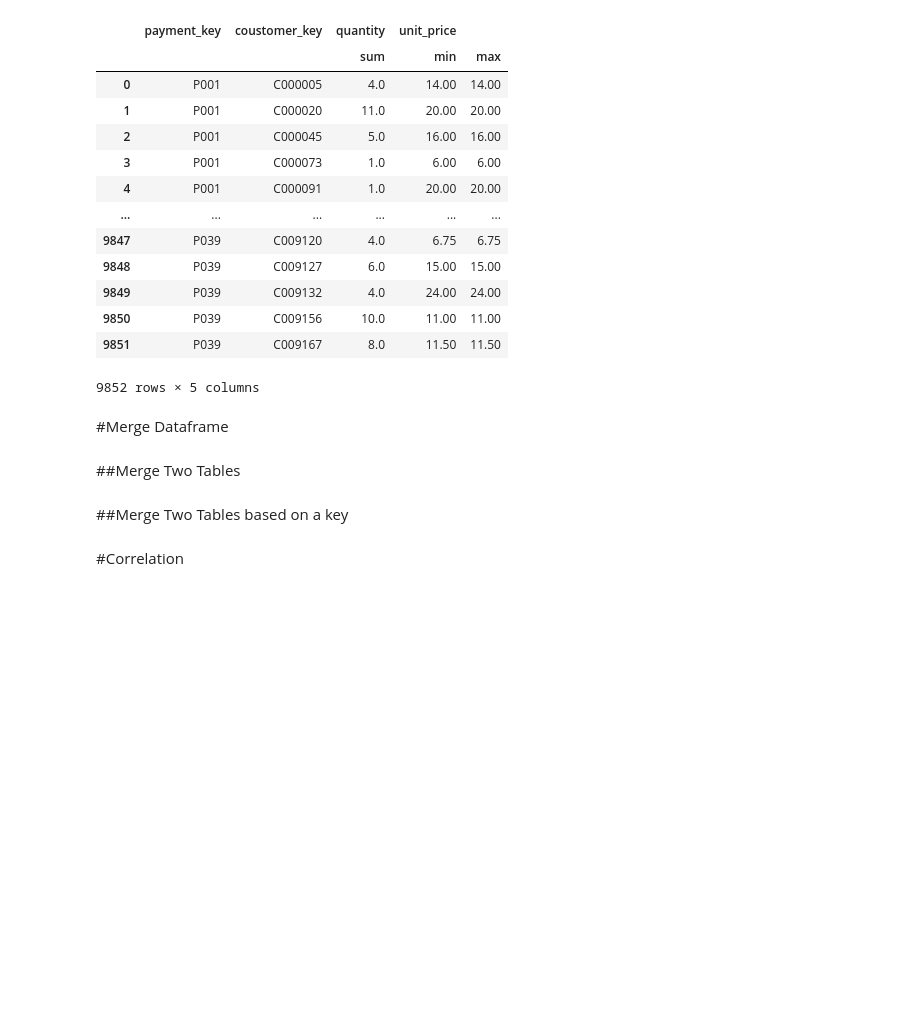
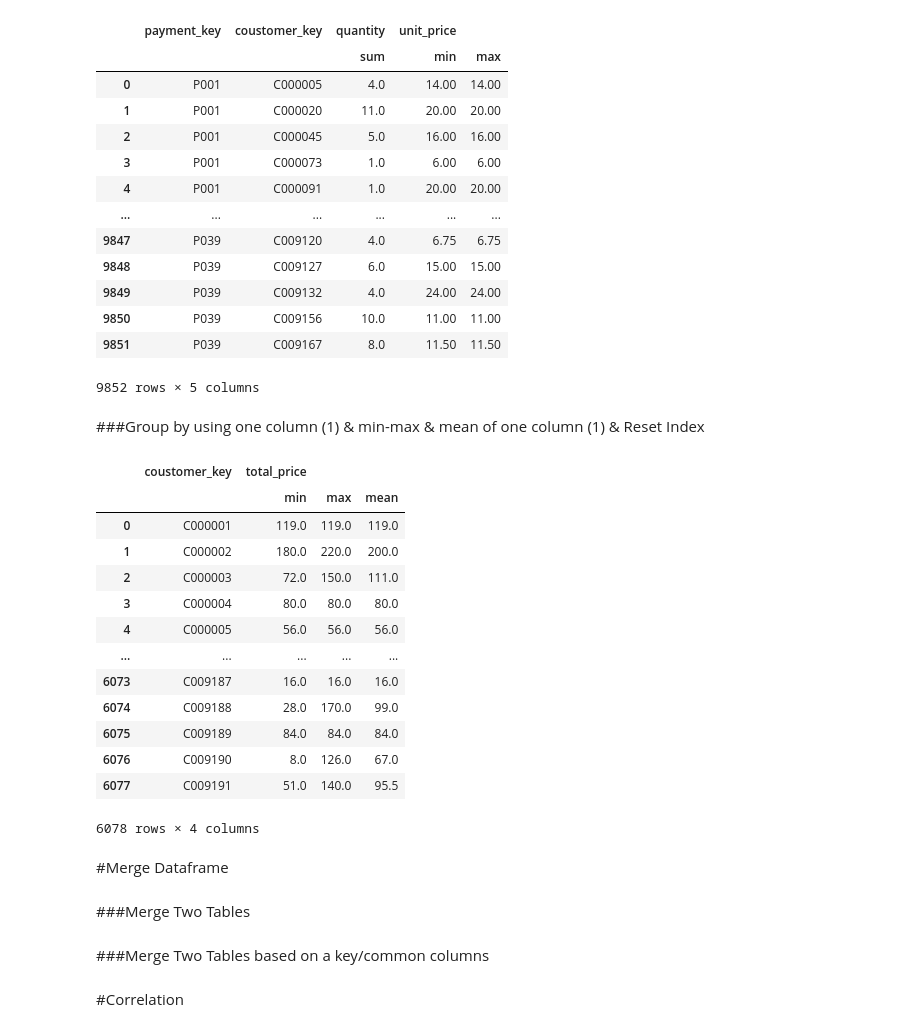
Before and after one commit to zahid-bracu/buet-business-analytics, a Jupyter notebook: Lecture_6_Data_Descriptive_Statistics_GroupBy_Correlation_Study.ipynb, the cells around one changed output. Drawn from its saved outputs; the diff is of its cells as text; code cells hidden in the pictures; blank space fills up the shorter version.

```diff
--- a/Lecture_6_Data_Descriptive_Statistics_GroupBy_Correlation_Study.ipynb
+++ b/Lecture_6_Data_Descriptive_Statistics_GroupBy_Correlation_Study.ipynb
@@ -212,14 +216,34 @@ payment_coustermer_key
 | 9850 | P039 | C009156 | 10.0 | 11.00 | 11.00 |
 | 9851 | P039 | C009167 | 8.0 | 11.50 | 11.50 |
 9852 rows × 5 columns
+# %% [markdown]
+###Group by using one column (1) & min-max & mean of one column (1) & Reset Index
+# %%
+min_max_mean =fact_table.groupby(['coustomer_key']).aggregate({'total_price':['min','max','mean']}).reset_index()
+min_max_mean
+# %% [output]
+|  | coustomer_key | total_price |  |  |
+|  |  | min | max | mean |
+| 0 | C000001 | 119.0 | 119.0 | 119.0 |
+| 1 | C000002 | 180.0 | 220.0 | 200.0 |
+| 2 | C000003 | 72.0 | 150.0 | 111.0 |
+| 3 | C000004 | 80.0 | 80.0 | 80.0 |
+| 4 | C000005 | 56.0 | 56.0 | 56.0 |
+| ... | ... | ... | ... | ... |
+| 6073 | C009187 | 16.0 | 16.0 | 16.0 |
+| 6074 | C009188 | 28.0 | 170.0 | 99.0 |
+| 6075 | C009189 | 84.0 | 84.0 | 84.0 |
+| 6076 | C009190 | 8.0 | 126.0 | 67.0 |
+| 6077 | C009191 | 51.0 | 140.0 | 95.5 |
+6078 rows × 4 columns
 # %% [markdown]
 #Merge Dataframe
 # %% [markdown]
-##Merge Two Tables
+###Merge Two Tables
 # %%
 fact_table_trans_dim=fact_table.merge(trans_dim)
 # %% [markdown]
-##Merge Two Tables based on a key
+###Merge Two Tables based on a key/common columns
 # %%
 fact_table_store_dim=pd.merge(fact_table,store_dim,on='store_key')
 # %% [markdown]
```
Also changed, not shown: parts of 15 cells of this notebook.
